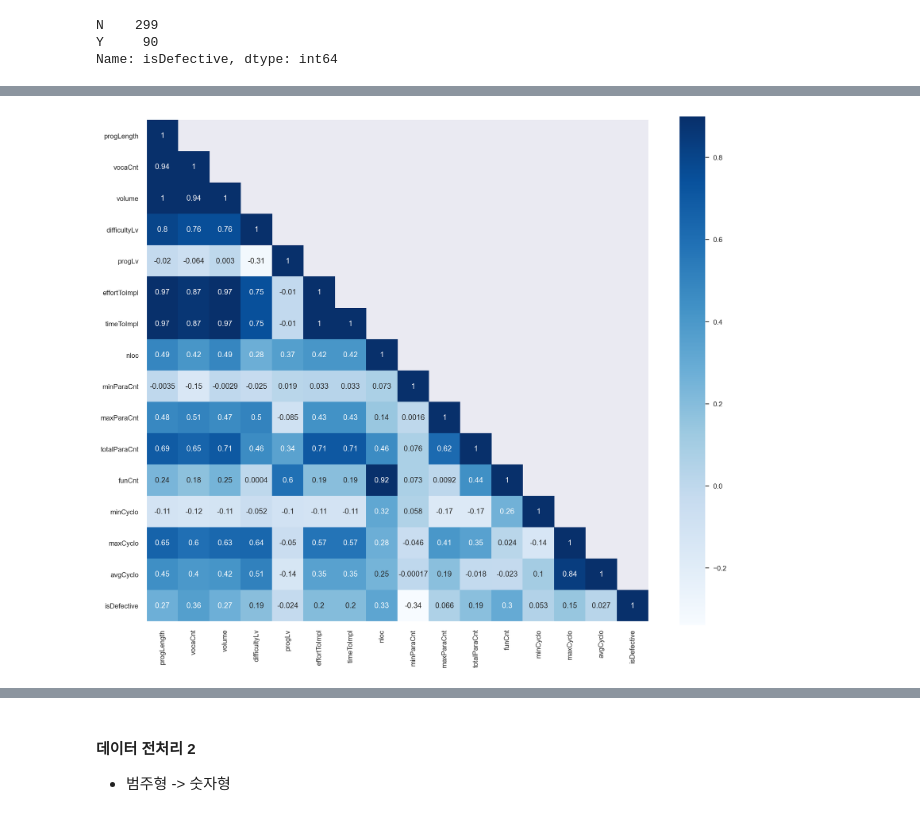
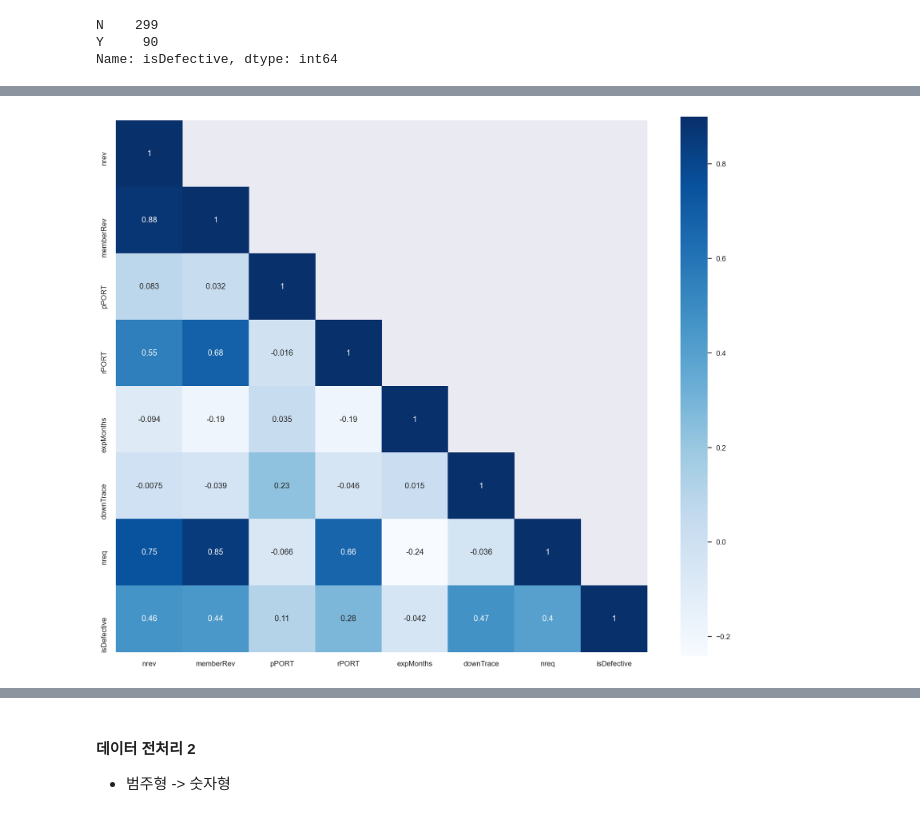
Before and after one commit to daesungkim79/jupyter, a Jupyter notebook: 01_defective_data_analysis_3.ipynb, the cells around one changed output, grey strips where cells are left out. Drawn from its saved outputs; the diff is of its cells as text; code cells hidden in the pictures.

Commit message:
update members

```diff
--- a/01_defective_data_analysis_3.ipynb
+++ b/01_defective_data_analysis_3.ipynb
@@ -57,9 +58,9 @@ df_rwa = df_rwa.append([df_rwa_init,df_rwa]).reset_index(drop=True)
 
 df = df.append([df_sfa_init,df_sfa,df_rwa_init,df_rwa]).reset_index(drop=True)
 
-# remove duplicate instance
-df_sfa = df_sfa.drop_duplicates().reset_index(drop=True)
-df_rwa = df_rwa.drop_duplicates().reset_index(drop=True)
+# remove duplicate instance (keeping the last data)
+df_sfa = df_sfa.drop_duplicates(keep='last').reset_index(drop=True)
+df_rwa = df_rwa.drop_duplicates(keep='last').reset_index(drop=True)
 df = df.drop_duplicates().reset_index(drop=True)
 df.shape
 df.to_excel('init_dataframe.xlsx', engine='xlsxwriter')
@@ -546,9 +605,16 @@ df_8 = df_7_metric
+# %%
+df_8 = df_7.copy()
 # %%
-cols_1 = ['progLength', 'vocaCnt', 'volume', 'difficultyLv', 'progLv', 'effortToImpl', 'timeToImpl',\
-          'nloc', 'maxParaCnt', 'funCnt', 'maxCyclo', 'isDefective']
-cols_2 = ['nloc', 'upTrace', 'downTrace', 'pPORT', 'rPORT', 'revFreq', 'expLvOfDev', 'isDefective']
-cols_3 = ['nloc', 'nreq', 'expMonths', 'memberRev', 'isDefective']
-sns.pairplot(df_8[cols_1], kind="scatter", height=2.5, hue="isDefective")
+cols = ['progLength', 'vocaCnt', 'volume', 'nloc', 'totalParaCnt', 'funCnt', 'maxCyclo', 'avgCyclo', 'isDefective']
+cols_1 = ['progLength', 'vocaCnt', 'volume', 'difficultyLv', 'progLv', 'effortToImpl', 'timeToImpl', 'isDefective']
+cols_2 = ['nloc', 'minParaCnt', 'maxParaCnt', 'totalParaCnt', 'funCnt', 'minCyclo', 'maxCyclo', 'avgCyclo', 'isDefective']
+
+cols_3 = ['nrev', 'memberRev', 'pPORT', 'rPORT', 'expMonths', 'downTrace', 'nreq', 'isDefective']
+
+try:
+    sns.pairplot(df_8[cols_3], kind="scatter", height=2.5, hue="isDefective")
+except Exception as e:
+    print(e)
 plt.tight_layout()
 plt.show()
 # %% [output]
@@ -565,5 +632,5 @@ df_8.groupby(["isDefective"])[df_8.columns].mean()
 # %%
-corrMatt = df_8
+corrMatt = df_8[cols_3]
 corrMatt = corrMatt.corr()
 print(corrMatt)
 
@@ -590,12 +641,12 @@ isDefective      1.000000
 # %%
 #top_corr_features = corrmat.index[abs(corrmat["isDefective"])>=0]
 # plot
 plt.figure(figsize=(18,15))
 #g = sns.heatmap(corrMatt, mask=mask, annot=True, vmax=.9, square= 10, cmap="RdYlGn")
-g = sns.heatmap(corrMatt, mask=mask, annot=True, vmax=.9, square= 10, cmap="Blues")
+g = sns.heatmap(corrMatt, mask=mask, annot=True, vmax=.9, square= 2, cmap="Blues")
 plt.show()
 # %% [output]
-[figure, old version]
+[figure, new version]
 # %%
 # feature importance
 # %%
```
Also changed, not shown: parts of 50 cells of this notebook, 1 other file.
